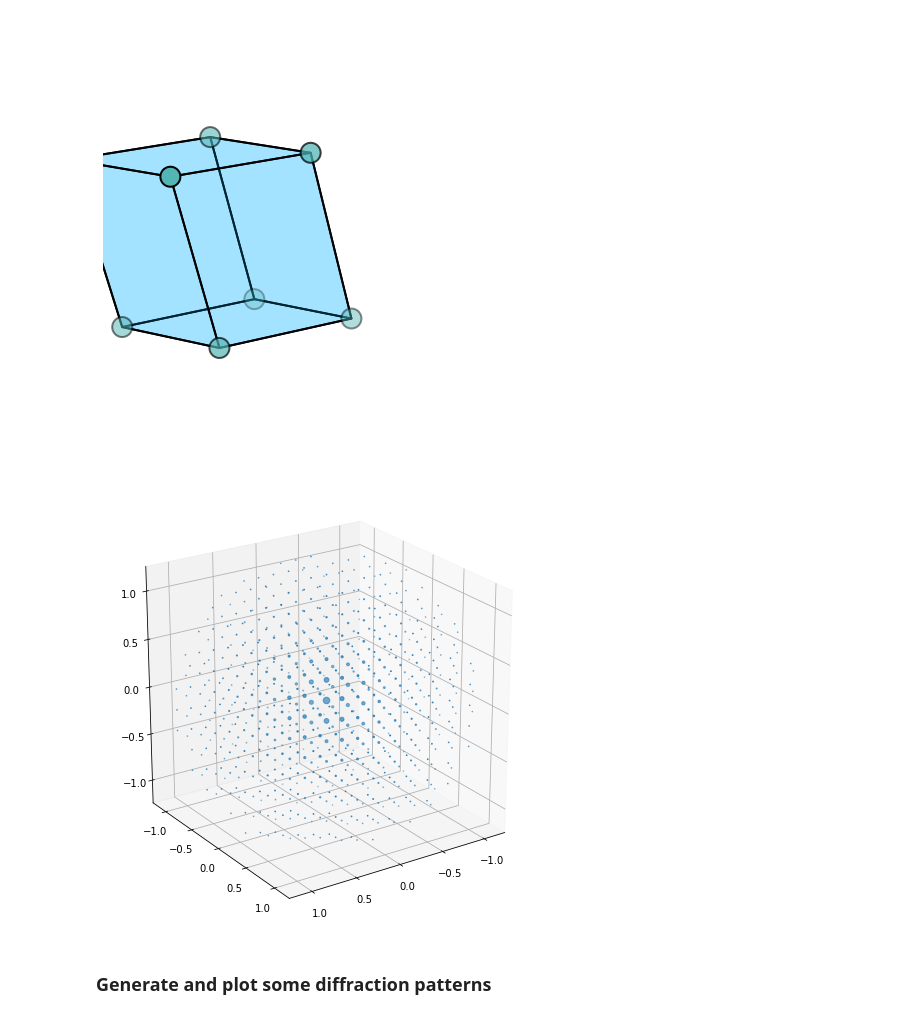
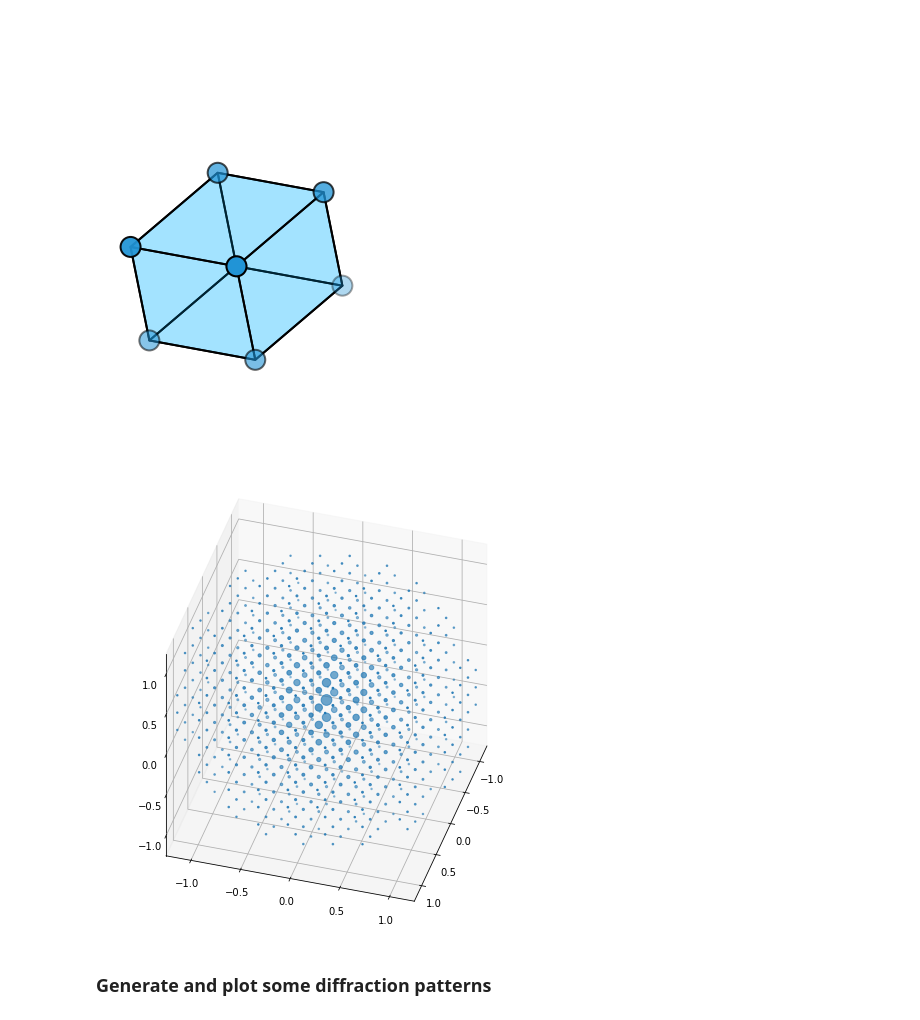
Before and after one commit to py4dstem/py4DSTEM_tutorials, a Jupyter notebook: notebooks/acom/ACOM_basics_03_tricilinic.ipynb, the cells around one changed output. Cells and saved outputs as stored; diff of their text form; code cells hidden in the pictures.

```diff
--- a/notebooks/acom/ACOM_basics_03_tricilinic.ipynb
+++ b/notebooks/acom/ACOM_basics_03_tricilinic.ipynb
@@ -24,8 +21,8 @@ import numpy as np
 pos = np.array([
     [0.0, 0.0, 0.0],
 ])
-atom_num = 42
-cell = [3,4,5, 70,90,110]
+atom_num = 74
+cell = [3, 4, 5, 70, 90, 110]
 
 crystal = py4DSTEM.process.diffraction.Crystal(
     pos,
@@ -37,23 +34,29 @@ crystal = py4DSTEM.process.diffraction.Crystal(
 # %%
 # Plot the structure
 fig, ax = crystal.plot_structure(
+    zone_axis_miller=[1,1,1],
+    camera_dist=11,
+    perspective_axes=False,
     returnfig=True,
 )
 # %% [output]
-[figure, old version]
+[figure, new version]
 # %%
 # Save the structure plot
 # fig.savefig('plot_00_atomic_struct.pdf')
 # %%
+# Calculate and plot the structure factors
 k_max = 1.5
 crystal.calculate_structure_factors(k_max)
 
 fig, ax = crystal.plot_structure_factors(
-    proj_dir=[3,2,1],
+    zone_axis_miller=[1,1,1],
     plot_limit=1.2,
+    perspective_axes=False,
+    scale_markers = 2000,
     returnfig=True)
 # %% [output]
-[figure, old version]
+[figure, new version]
 # %%
 # Save the structure factor plot
 # fig.savefig('plot_01_structure_factors.pdf')
```
Also changed, not shown: parts of 3 cells of this notebook, 1 other file.
